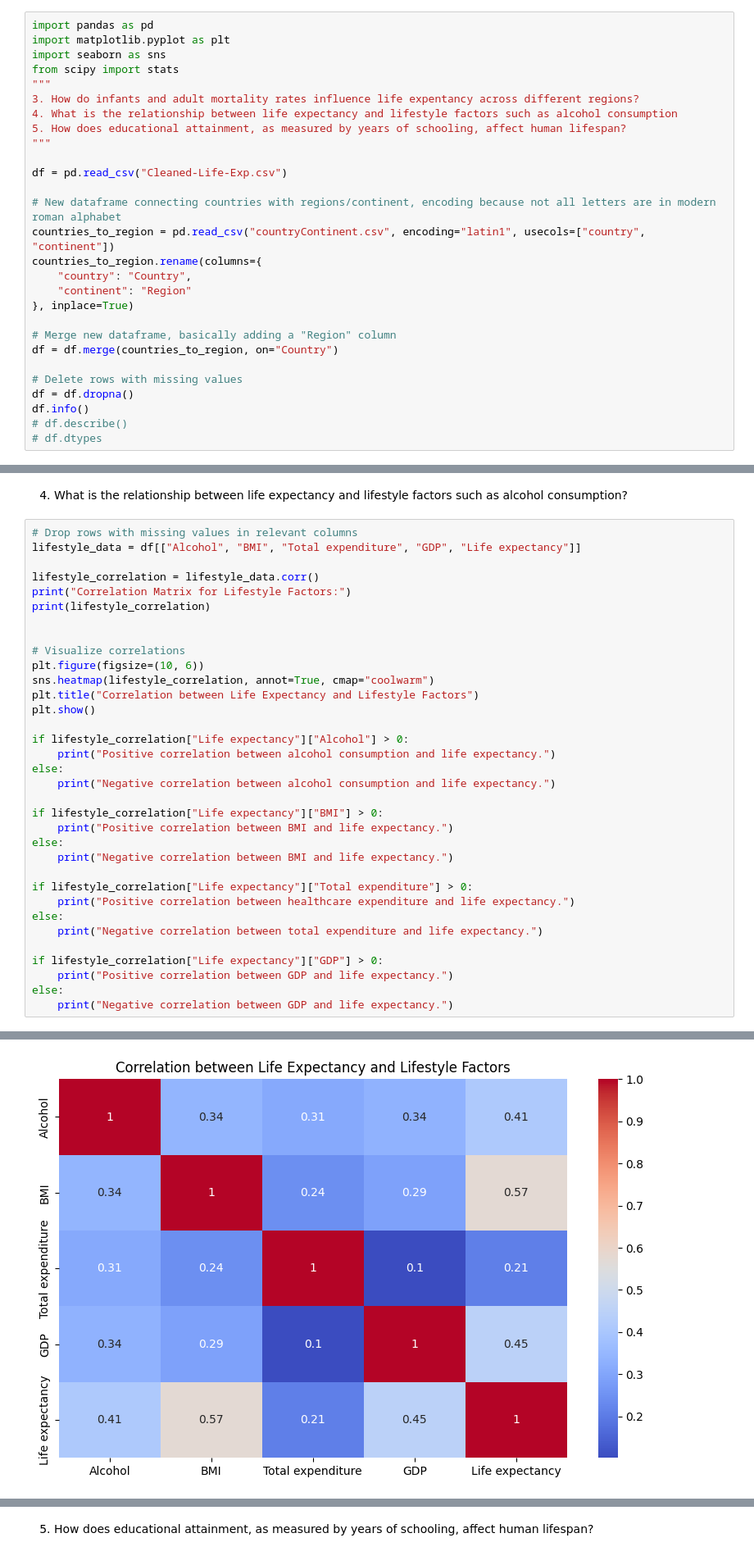
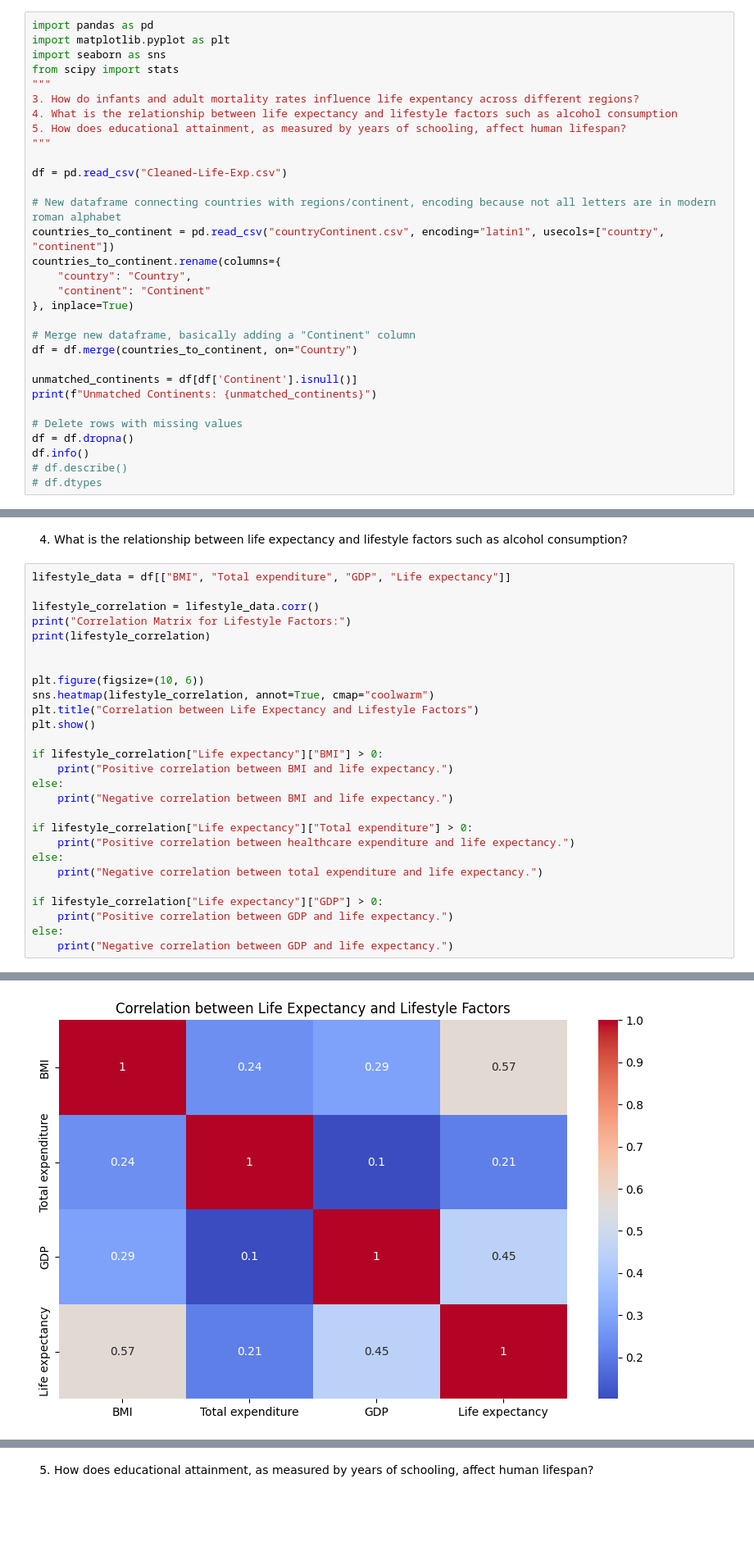
Before and after one commit to Requiem53/country-life-expectancy-data-analysis, a Jupyter notebook: 3,4,5.ipynb, the cells around one changed output, grey strips where cells are left out. Shown: that part at 82% size. Drawn from its saved outputs; the diff is of its cells as text; blank space fills up the shorter version.

```diff
--- a/3,4,5.ipynb
+++ b/3,4,5.ipynb
@@ -12,14 +12,17 @@ from scipy import stats
 df = pd.read_csv("Cleaned-Life-Exp.csv")
 
 # New dataframe connecting countries with regions/continent, encoding because not all letters are in modern roman alphabet
-countries_to_region = pd.read_csv("countryContinent.csv", encoding="latin1", usecols=["country", "continent"])
-countries_to_region.rename(columns={
+countries_to_continent = pd.read_csv("countryContinent.csv", encoding="latin1", usecols=["country", "continent"])
+countries_to_continent.rename(columns={
     "country": "Country",
-    "continent": "Region"
+    "continent": "Continent"
 }, inplace=True)
 
-# Merge new dataframe, basically adding a "Region" column
-df = df.merge(countries_to_region, on="Country")
+# Merge new dataframe, basically adding a "Continent" column
+df = df.merge(countries_to_continent, on="Country")
+
+unmatched_continents = df[df['Continent'].isnull()]
+print(f"Unmatched Continents: {unmatched_continents}")
 
 # Delete rows with missing values
 df = df.dropna()
@@ -120,24 +103,17 @@ Region with the weakest correlation for Adult Mortality: Americas(-0.06)
 # %% [markdown]
 4. What is the relationship between life expectancy and lifestyle factors such as alcohol consumption?
 # %%
-# Drop rows with missing values in relevant columns
-lifestyle_data = df[["Alcohol", "BMI", "Total expenditure", "GDP", "Life expectancy"]]
+lifestyle_data = df[["BMI", "Total expenditure", "GDP", "Life expectancy"]]
 
 lifestyle_correlation = lifestyle_data.corr()
 print("Correlation Matrix for Lifestyle Factors:")
 print(lifestyle_correlation)
 
 
-# Visualize correlations
 plt.figure(figsize=(10, 6))
 sns.heatmap(lifestyle_correlation, annot=True, cmap="coolwarm")
 plt.title("Correlation between Life Expectancy and Lifestyle Factors")
 plt.show()
-
-if lifestyle_correlation["Life expectancy"]["Alcohol"] > 0:
-    print("Positive correlation between alcohol consumption and life expectancy.")
-else:
-    print("Negative correlation between alcohol consumption and life expectancy.")
 
 if lifestyle_correlation["Life expectancy"]["BMI"] > 0:
     print("Positive correlation between BMI and life expectancy.")
@@ -171 +139 @@ Life expectancy           1.000000
-[figure, old version]
+[figure, new version]
```
Also changed, not shown: parts of 4 cells of this notebook, 1 other file.
